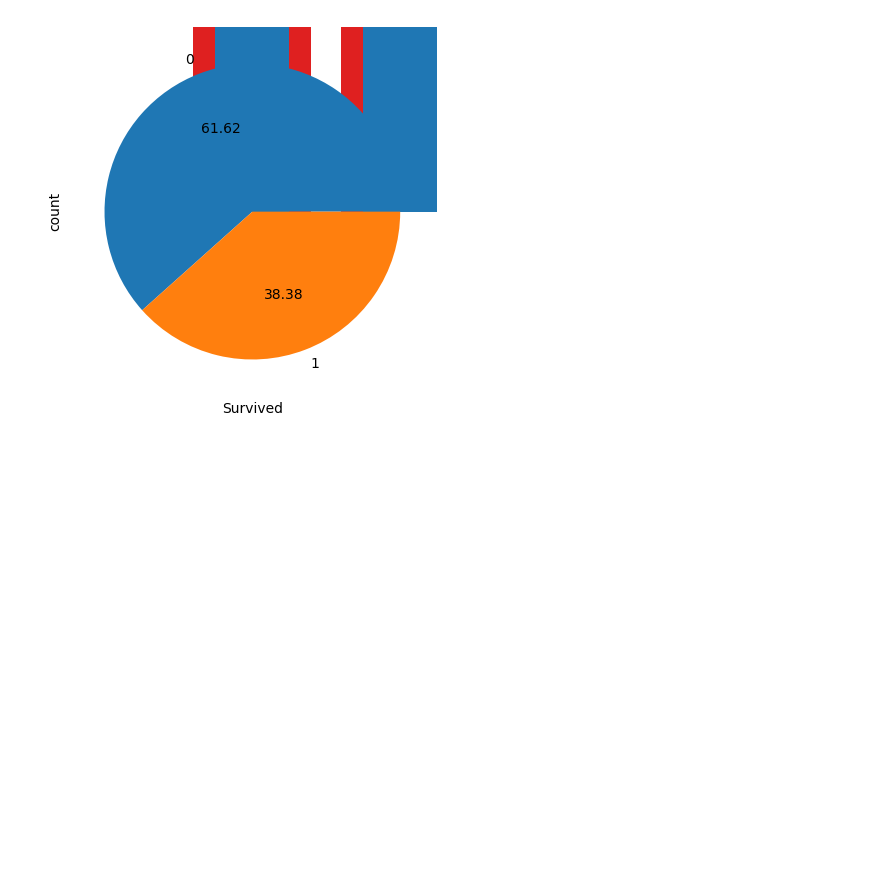
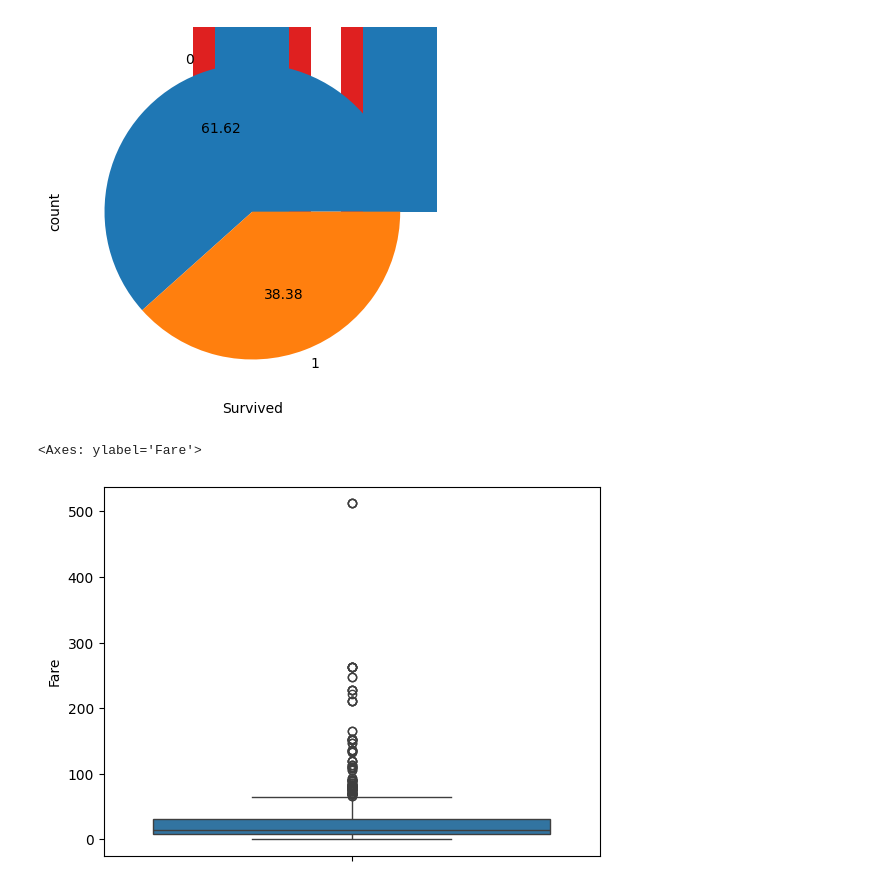
Before and after one commit to sj-workbench/years_of_learnings, a Jupyter notebook: understanding_data.ipynb, the cells around one changed output. Saved outputs shown, nothing was run; the diff lists cells and outputs as text; code cells hidden in the pictures; blank space fills up the shorter version.

Commit message:
Understanding data

```diff
--- a/understanding_data.ipynb
+++ b/understanding_data.ipynb
@@ -104,3 +104,15 @@ df['Survived'].value_counts().plot(kind = 'pie', autopct = '%0.2f')
 # %% [output]
 <Axes: xlabel='Survived', ylabel='count'>
 [figure]
+# %%
+# Numerical data
+import matplotlib.pyplot as plt
+# Histogram
+#plt.hist(df['Age'],bins =5)
+# Distplot  =  kind of histogram
+#sns.distplot(df['Age'])
+# Boxplot
+sns.boxplot(df['Fare'])
+# %% [output]
+<Axes: ylabel='Fare'>
+[figure, added]
```
